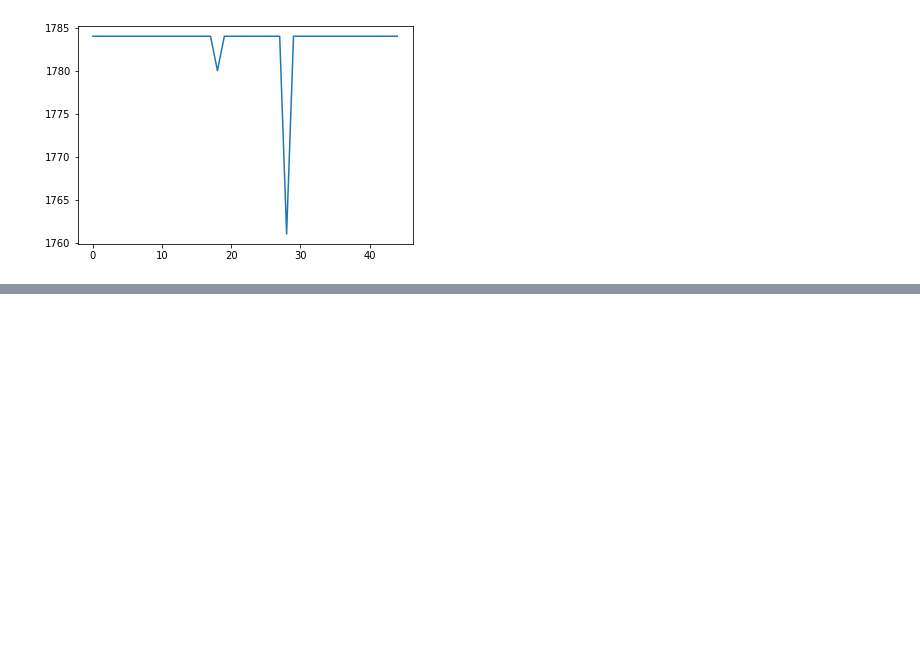
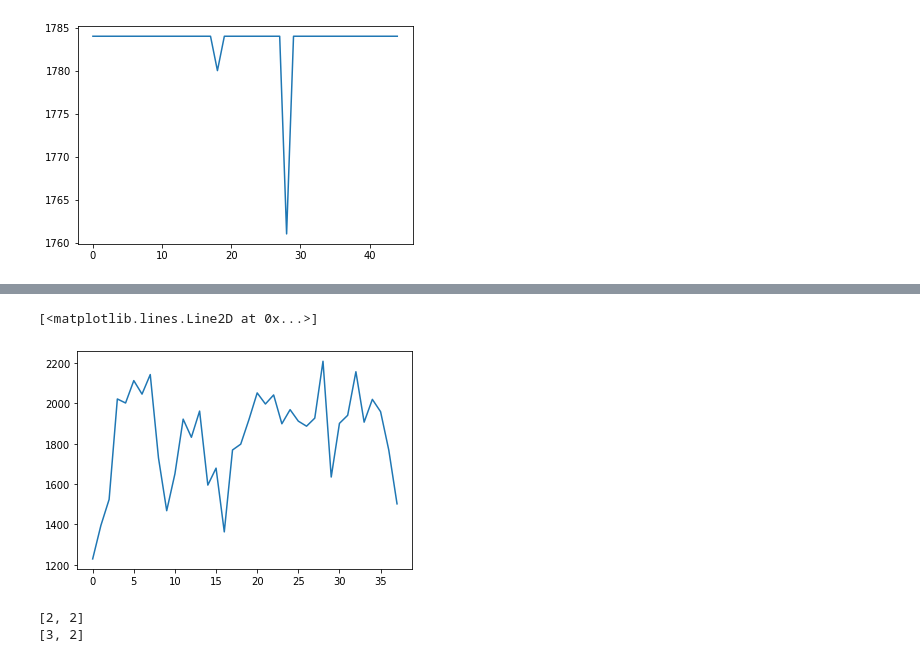
Before and after one commit to quantumiracle/marl_torch, a Jupyter notebook: log/log_analysis.ipynb, the cells around one changed output, grey strips where cells are left out. Cells and saved outputs as stored; diff of their text form; code cells hidden in the pictures; blank space fills up the shorter version.

```diff
--- a/log/log_analysis.ipynb
+++ b/log/log_analysis.ipynb
@@ -128,0 +166,18 @@ plt.plot(length_l)
+# %%
+plt.plot(length_l)
+# %% [output]
+[<matplotlib.lines.Line2D at 0x...>]
+[figure, added]
+# %%
+def f(l):
+    def f2():
+        l[0]+=1
+        print(l)
+    f2()
+    f2()
+
+
+f([1,2])
+# %% [output]
+[2, 2]
+[3, 2]
```
Also changed, not shown: parts of 8 cells of this notebook, 1 other file.
